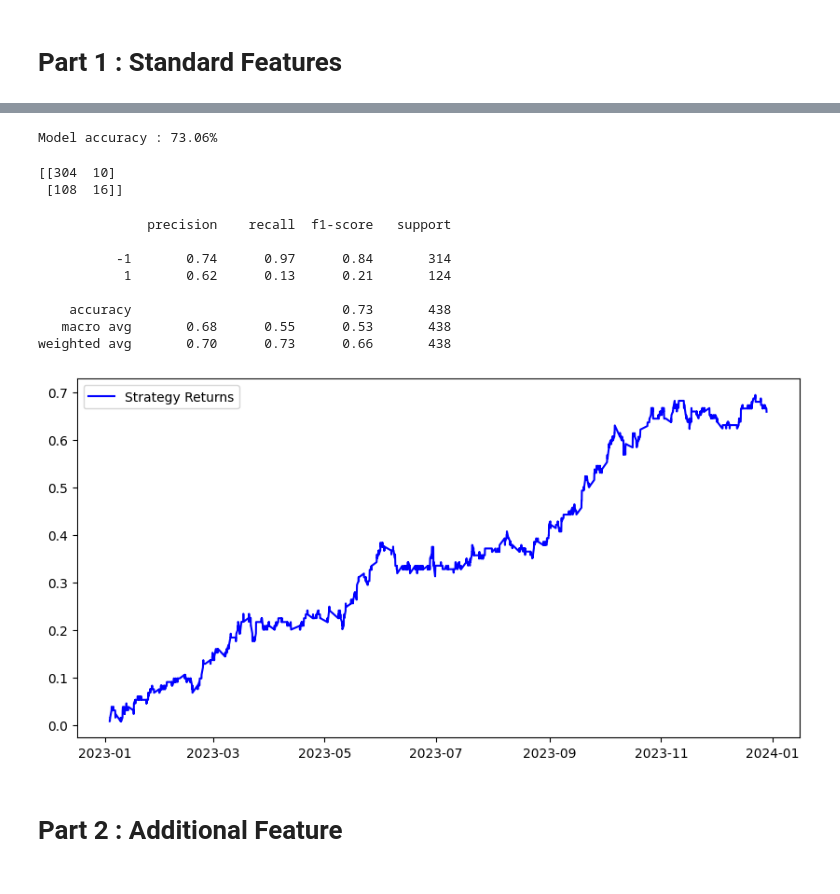
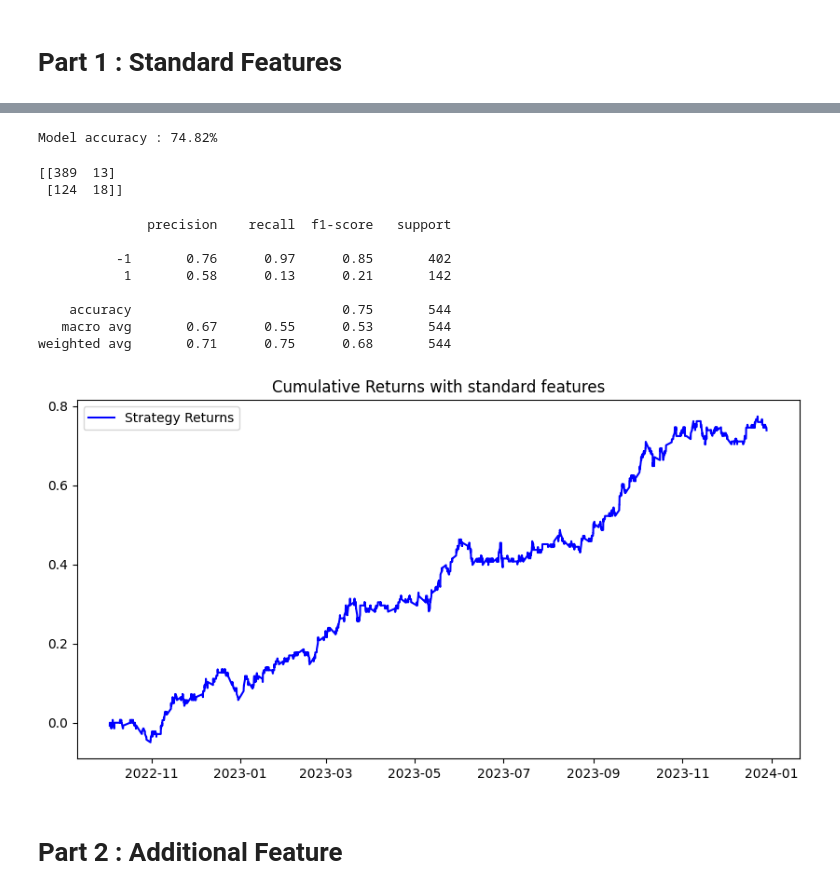
Before and after one commit to chayaphon/DADS6003, a Jupyter notebook: Classification/Logistic_Regression/stock_prediction.ipynb, the cells around one changed output, grey strips where cells are left out. Drawn from its saved outputs; the diff is of its cells as text; code cells hidden in the pictures.

```diff
--- a/Classification/Logistic_Regression/stock_prediction.ipynb
+++ b/Classification/Logistic_Regression/stock_prediction.ipynb
@@ -20,7 +20,7 @@ from sklearn import metrics
 ### Import Data
 st = yf.Ticker('ptt.bk')
 interval = '1h'
-start = '2023-01-01'
+start = '2022-10-01'
 end = '2023-12-31'
 df = st.history(interval=interval,start=start,end=end)
 df
@@ -49,7 +49,9 @@ X = df1.iloc[:,:4]
 y = np.where(df1['Close'].shift(-1) > df1['Close'],1,-1)
 
 ### Split dataset for training and test
-X_train, X_test, y_train, y_test = train_test_split(X, y, test_size=0.3, random_state=0)
+#X_train, X_test, y_train, y_test = train_test_split(X, y, test_size=0.3, random_state=0)
+split = int(0.7*len(X))
+X_train, X_test, y_train, y_test = X[:split], X[split:], y[:split], y[split:]
 
 ### Fit to model
 model = LogisticRegression(max_iter=1000)
@@ -98,37 +89,38 @@ correct = len(result[result['Actual']==result['Predict']])
 accuracy = correct/len(result)
 print(f'Model accuracy : {accuracy*100:.2f}%')
 # %% [output]
-Model accuracy : 73.06%
+Model accuracy : 74.82%
 # %%
 ### Confusion Matrix
 print(metrics.confusion_matrix(y_test, prediction))
 # %% [output]
-[[304  10]
- [108  16]]
+[[389  13]
+ [124  18]]
 # %%
 ### Precision, Recall, and F1-Score
 print(metrics.classification_report(y_test, prediction))
 # %% [output]
               precision    recall  f1-score   support
 
-          -1       0.74      0.97      0.84       314
-           1       0.62      0.13      0.21       124
+          -1       0.76      0.97      0.85       402
+           1       0.58      0.13      0.21       142
 
-    accuracy                           0.73       438
-   macro avg       0.68      0.55      0.53       438
-weighted avg       0.70      0.73      0.66       438
+    accuracy                           0.75       544
+   macro avg       0.67      0.55      0.53       544
+weighted avg       0.71      0.75      0.68       544
 # %%
 ### Strategy returns
 df1['Predicted_Signal'] = model.predict(X)
 df1['Stock_returns'] = np.log(df1['Close']/df1['Close'].shift(1))
 df1['Strategy_returns'] = df1['Stock_returns']* df1['Predicted_Signal'].shift(1)
 Cumulative_Strategy_returns1 = np.cumsum(df1['Strategy_returns'])
 plt.figure(figsize=(10,5))
 plt.plot(Cumulative_Strategy_returns1, color='b', label = 'Strategy Returns')
+plt.title('Cumulative Returns with standard features')
 plt.legend()
 plt.show()
 # %% [output]
-[figure, old version]
+[figure, new version]
 # %% [markdown]
 # Part 2 : Additional Feature
 # %%
```
Also changed, not shown: parts of 11 cells of this notebook.
